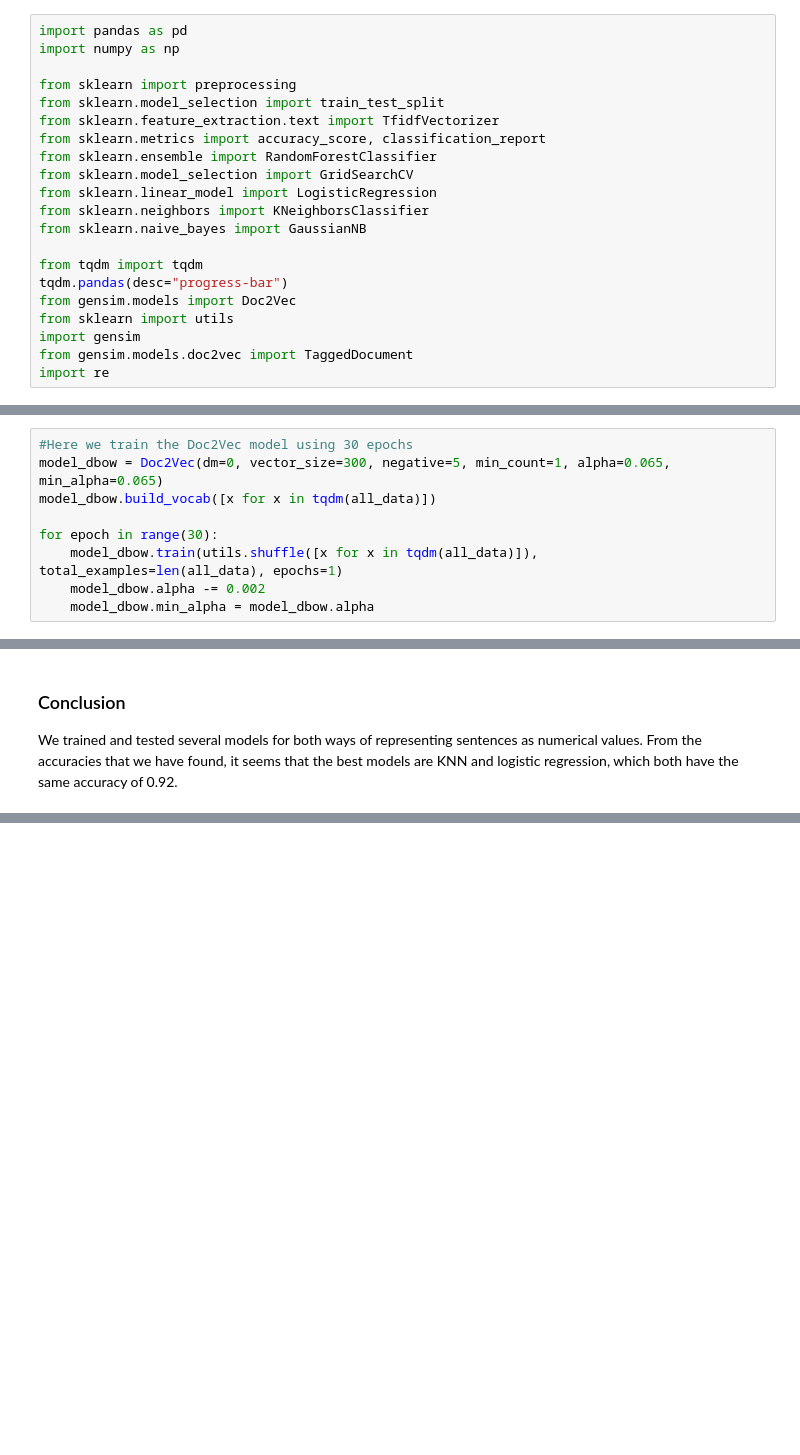
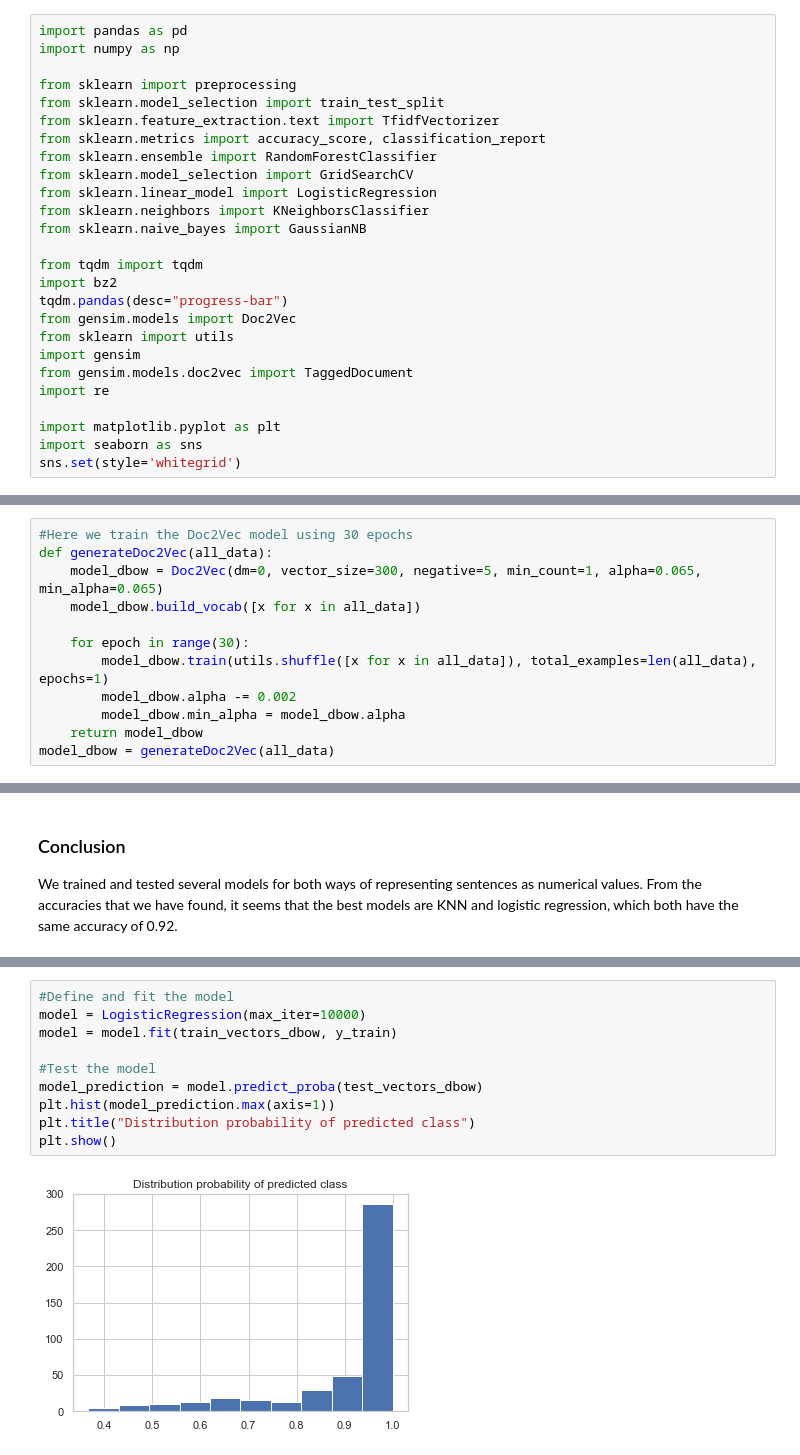
Before and after one commit to epfl-ada/ada-2021-project-adamandeve, a Jupyter notebook: model_training.ipynb, the cells around one changed output, grey strips where cells are left out. Cells and saved outputs as stored; diff of their text form; blank space fills up the shorter version.

```diff
--- a/model_training.ipynb
+++ b/model_training.ipynb
@@ -16,12 +16,17 @@ from sklearn.neighbors import KNeighborsClassifier
 from sklearn.naive_bayes import GaussianNB
 
 from tqdm import tqdm
+import bz2
 tqdm.pandas(desc="progress-bar")
 from gensim.models import Doc2Vec
 from sklearn import utils
 import gensim
 from gensim.models.doc2vec import TaggedDocument
 import re
+
+import matplotlib.pyplot as plt
+import seaborn as sns
+sns.set(style='whitegrid')
 # %%
 #importing the train set
 train = './BBC_data/cleaned_Train.csv'
@@ -373,13 +377,16 @@ X_test = label_sentences(X_test, 'Test')
 all_data = X_train + X_test
 # %%
 #Here we train the Doc2Vec model using 30 epochs
-model_dbow = Doc2Vec(dm=0, vector_size=300, negative=5, min_count=1, alpha=0.065, min_alpha=0.065)
-model_dbow.build_vocab([x for x in tqdm(all_data)])
+def generateDoc2Vec(all_data):
+    model_dbow = Doc2Vec(dm=0, vector_size=300, negative=5, min_count=1, alpha=0.065, min_alpha=0.065)
+    model_dbow.build_vocab([x for x in all_data])
 
-for epoch in range(30):
-    model_dbow.train(utils.shuffle([x for x in tqdm(all_data)]), total_examples=len(all_data), epochs=1)
-    model_dbow.alpha -= 0.002
-    model_dbow.min_alpha = model_dbow.alpha
+    for epoch in range(30):
+        model_dbow.train(utils.shuffle([x for x in all_data]), total_examples=len(all_data), epochs=1)
+        model_dbow.alpha -= 0.002
+        model_dbow.min_alpha = model_dbow.alpha
+    return model_dbow
+model_dbow = generateDoc2Vec(all_data)
 # %%
 #In this method, we convert the articles into vectors
 def get_vectors(model, corpus_size, vectors_size, vectors_type):
@@ -610,0 +622,12 @@ From the accuracies that we have found, it seems that the best models are KNN an
+# %%
+#Define and fit the model
+model = LogisticRegression(max_iter=10000)
+model = model.fit(train_vectors_dbow, y_train)
+
+#Test the model
+model_prediction = model.predict_proba(test_vectors_dbow)
+plt.hist(model_prediction.max(axis=1))
+plt.title("Distribution probability of predicted class")
+plt.show()
+# %% [output]
+[figure, added]
```
Also changed, not shown: parts of 15 cells of this notebook.
